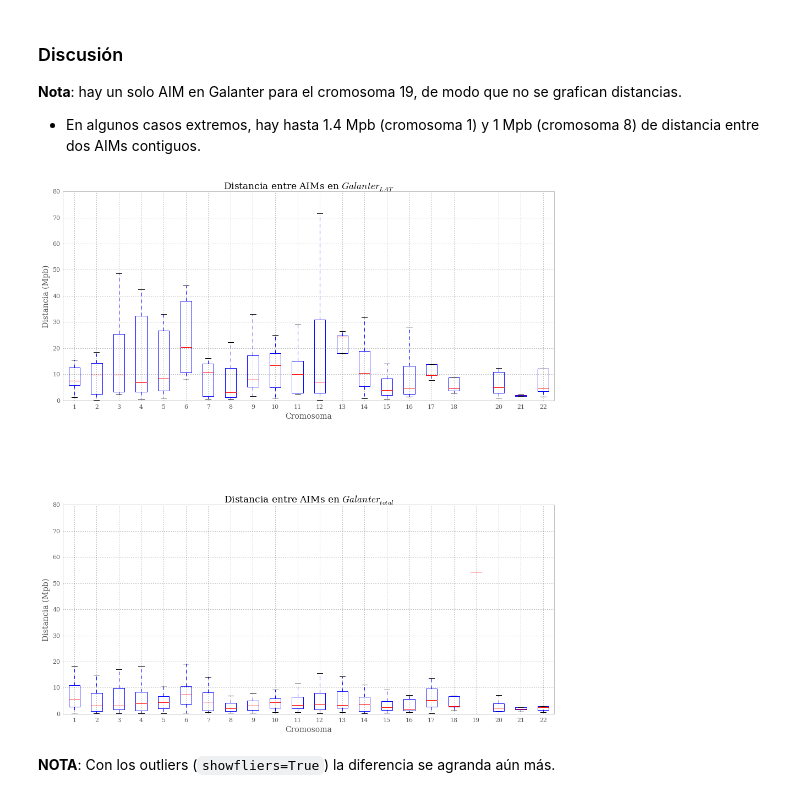
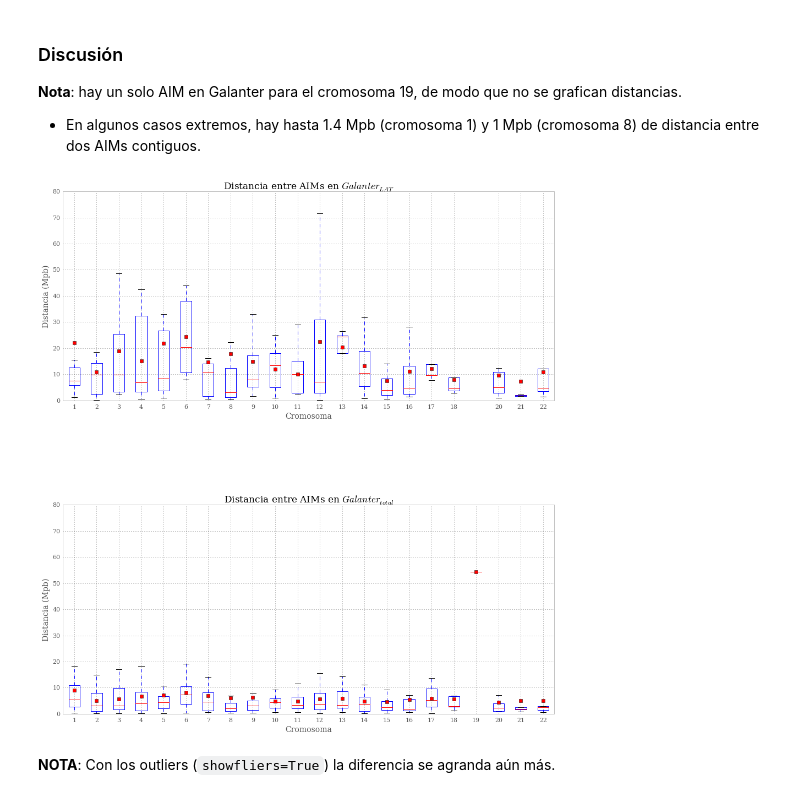
Before and after one commit to jmberros/tesina, a Jupyter notebook: Galanter_AIMs_NEW.ipynb, the cells around one changed output. Drawn from its saved outputs; the diff is of its cells as text; code cells hidden in the pictures.

```diff
--- a/Galanter_AIMs_NEW.ipynb
+++ b/Galanter_AIMs_NEW.ipynb
@@ -109,22 +109,22 @@ __Nota__: hay un solo AIM en Galanter para el cromosoma 19, de modo que no se gr
 # %%
 % run data_munging/distances_between_AIMs.py
 % run SNP_distances_plots.py
 
 ax1 = plt.subplot(211)
-ax1 = distances_boxplot(present, ax=ax1, showfliers=False, showmeans=False,
+ax1 = distances_boxplot(present, ax=ax1, showfliers=False, showmeans=True,
                         title=r"Distancia entre AIMs en $Galanter_{LAT}$")
 
 ax2 = plt.subplot(212, sharey=ax1)
-ax2 = distances_boxplot(galanter, ax=ax2, showfliers=False, showmeans=False,
+ax2 = distances_boxplot(galanter, ax=ax2, showfliers=False, showmeans=True,
                         title=r"Distancia entre AIMs en $Galanter_{total}$")
 
 f = ax2.figure
 f.set_figheight(17)
 f.set_figwidth(16)
 
 plt.show()
 # %% [output]
-[figure, old version]
+[figure, new version]
 # %% [markdown]
 **NOTA**: Con los outliers (`showfliers=True`) la diferencia se agranda aún más.
 # %% [markdown]
```
Also changed, not shown: parts of 9 cells of this notebook, 1 other file.
